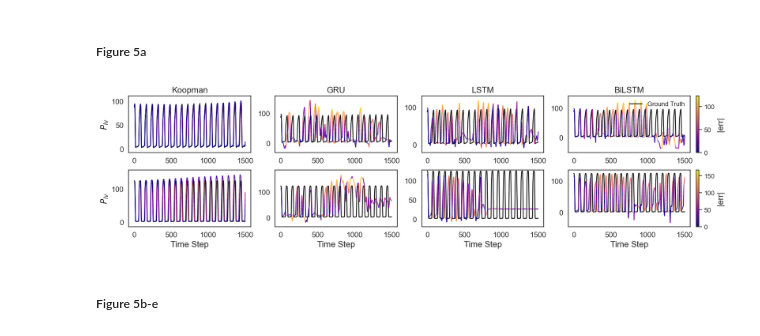
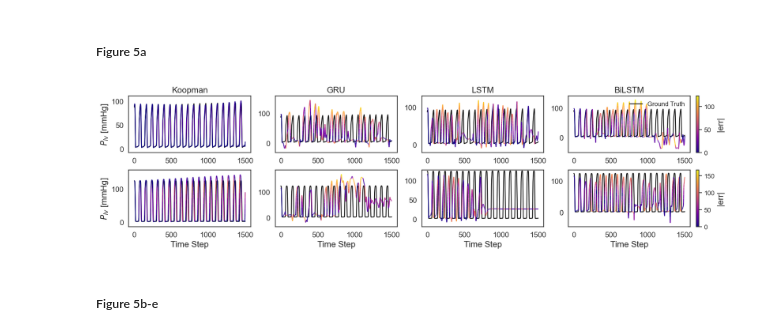
Before and after one commit to CellularSyntax/CARDIOKOOP, a Jupyter notebook: notebooks/generate_figures_and_tables.ipynb, the cells around one changed output. Saved outputs shown, nothing was run; the diff lists cells and outputs as text; code cells hidden in the pictures.

```diff
--- a/notebooks/generate_figures_and_tables.ipynb
+++ b/notebooks/generate_figures_and_tables.ipynb
@@ -183,8 +185,9 @@ fig, axes = plt.subplots(7, 2, figsize=(15, fig_h), sharex=True)
 axes = axes.flatten()
 
 for i, sig in enumerate(ylab):
+    label = f"{sig} [{units[i]}]"
     nu.plot_signal_panel(axes[i], y_true_all[:, i], y_pred_all[:, i], cmap_err,
-                       ylabel=sig, show_legend=(i == 0))
+                       ylabel=label, show_legend=(i == 0))
 
 nu.plot_control_panel(axes[-1], u_seq)
 nu.plot_control_panel(axes[-2], u_seq)
@@ -240,35 +243,35 @@ ctrl = results['Koopman'].get('u_per_trajectory')
 n, T, _ = true.shape
 ctrl = ctrl.reshape(n, T) if ctrl is not None else None
 idxs = np.argsort(rmse)[[0, -1]]
 plv = 7
 
 fig, axes = plt.subplots(2, 4, figsize=(18, 4.5))
 axes = np.atleast_2d(axes)
 plt.subplots_adjust(left=0.07, right=0.92, hspace=0.3, wspace=0.2)
 
 for r, i in enumerate(idxs):
     y = true[i][:, plv]
     errs = [np.abs(pred[m][i][:, plv] - y) for m in models]
     vmax = np.max([e.max() for e in errs]) + 1e-12
     norm = nu.colors.Normalize(vmin=0, vmax=vmax)
     for c, m in enumerate(models):
         ax = axes[r, c]
         ax.plot(y, 'k', lw=1.6, label='Ground Truth')
         nu.coloured_pred(ax, y, pred[m][i][:, plv], plt.get_cmap('plasma'), norm)
         if r == 0: ax.set_title(m, fontsize=16)
-        if c == 0: ax.set_ylabel(f'{ylab[plv]}', fontsize=16)
+        if c == 0: ax.set_ylabel(f'{ylab[plv]} [mmHg]', fontsize=16)
         if r == 1: ax.set_xlabel('Time Step', fontsize=16)
         ax.tick_params(labelsize=14)
         ax.grid(False)
     sm = plt.cm.ScalarMappable(cmap='plasma', norm=norm)
     fig.colorbar(sm, ax=axes[r, :], orientation='vertical', fraction=0.02, pad=0.01
     ).ax.set_ylabel('|err|', fontsize=16)
 
 axes[0, -1].legend(frameon=False, fontsize=12, loc='upper right')
 plt.savefig(results_base_path / "figures/figure5a.svg", format='svg', bbox_inches='tight')
 plt.show()
 # %% [output]
-[figure, old version]
+[figure, new version]
 # %% [markdown]
 ##### Figure 5b-e
 # %%
```
Also changed, not shown: parts of 2 cells of this notebook, 11 other files.
